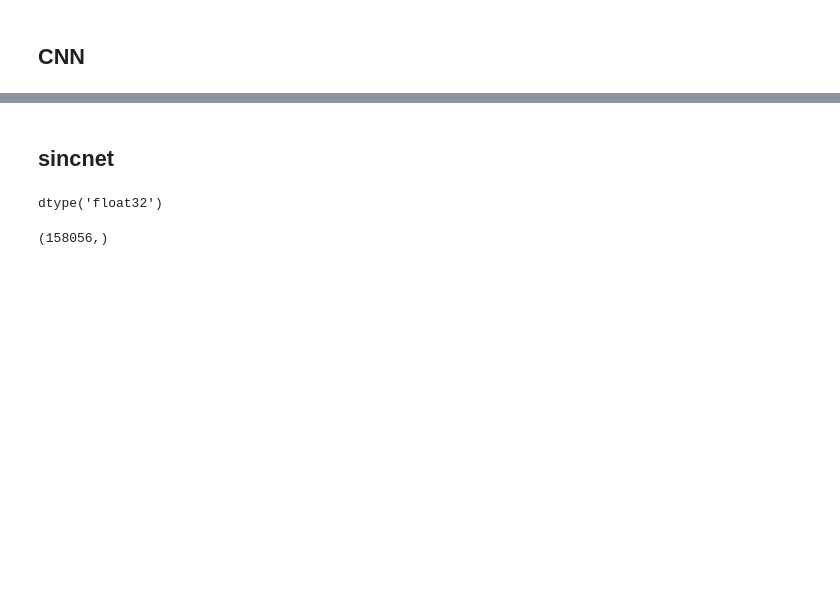
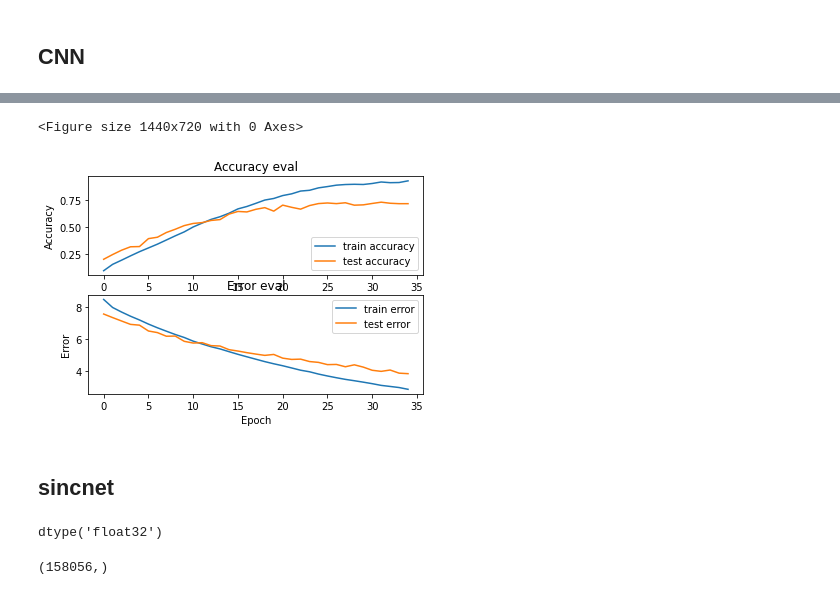
Before and after one commit to Kasuletrevor/Kasuletrevor, a Jupyter notebook: FSC.ipynb, the cells around one changed output, grey strips where cells are left out. Cells and saved outputs as stored; diff of their text form; code cells hidden in the pictures; blank space fills up the shorter version.

Commit message:
trained dataset on 10000 audios

```diff
--- a/FSC.ipynb
+++ b/FSC.ipynb
@@ -1235,0 +1319,2 @@ NameError: ignored
+# %%
+history = model.fit(X_train, y_train, epochs=35, batch_size=16, validation_data=(X_test, y_test))
@@ -1235,0 +1339,5 @@ NameError: ignored
+# %%
+plot_history(history)
+# %% [output]
+<Figure size 1440x720 with 0 Axes>
+[figure, added]
```
Also changed, not shown: parts of 50 cells of this notebook.
